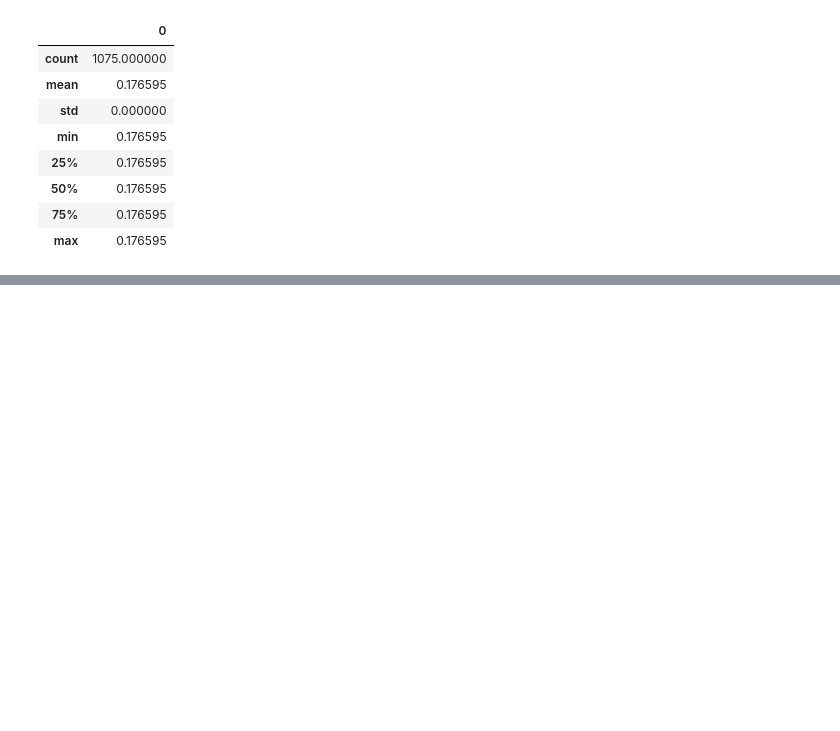
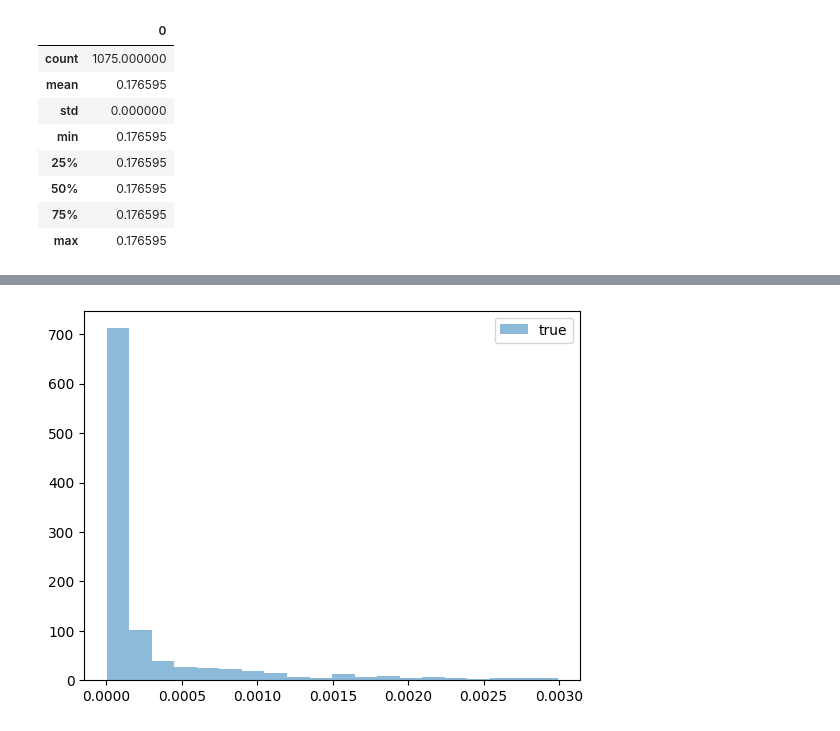
Before and after one commit to OmarMomen14/wave_overtopping_prediction, a Jupyter notebook: modeling.ipynb, the cells around one changed output, grey strips where cells are left out. Saved outputs shown, nothing was run; the diff lists cells and outputs as text; code cells hidden in the pictures; blank space fills up the shorter version.

```diff
--- a/modeling.ipynb
+++ b/modeling.ipynb
@@ -263,0 +278,2 @@ preds_df.to_excel('preliminary_results.xlsx', index=False)
+# %%
+testing_data = pd.read_excel('test_data2.xlsx', index_col=False)
@@ -263,0 +403,2 @@ preds_df.to_excel('preliminary_results.xlsx', index=False)
+# %%
+test_data_reduced = testing_data[['Hm0 d', 'Tp d', 'Tm d', 'Tm1,0 d', 'hdeep', 'h', 'Hm0 toe', 'Tp toe', 'Tm toe', 'Tm1,0t', 'cotαd', 'cotαincl', 'Rc', 'q']]
@@ -263,0 +428,3 @@ preds_df.to_excel('preliminary_results.xlsx', index=False)
+# %%
+X_test = test_data_reduced.iloc[ : , : -1]
+y_test = test_data_reduced.iloc[ : , -1]
@@ -263,0 +524,9 @@ preds_df.to_excel('preliminary_results.xlsx', index=False)
+# %%
+#bins = numpy.linspace(-10, 10, 100)
+
+pyplot.hist(y_test.sort_values(ascending=False)[50:], alpha=0.5, label='true', bins=20)
+#pyplot.hist(preds_df, alpha=0.5, label='predict')
+pyplot.legend(loc='upper right')
+pyplot.show()
+# %% [output]
+[figure, added]
```
Also changed, not shown: parts of 51 cells of this notebook, 4 other files.
